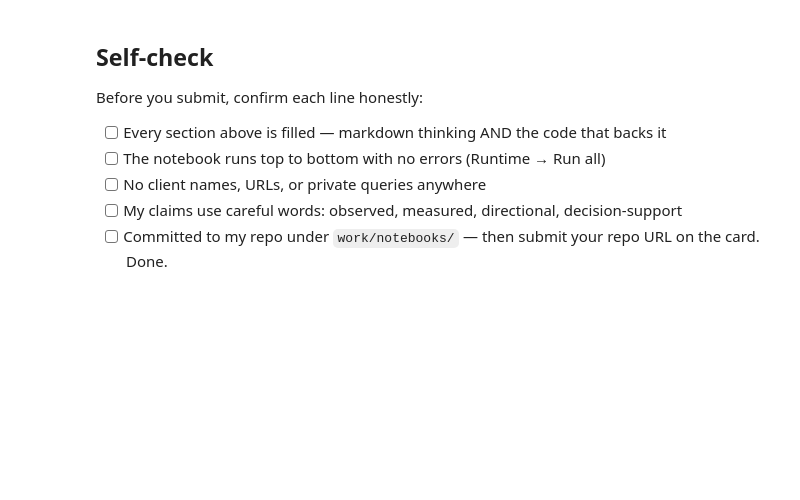
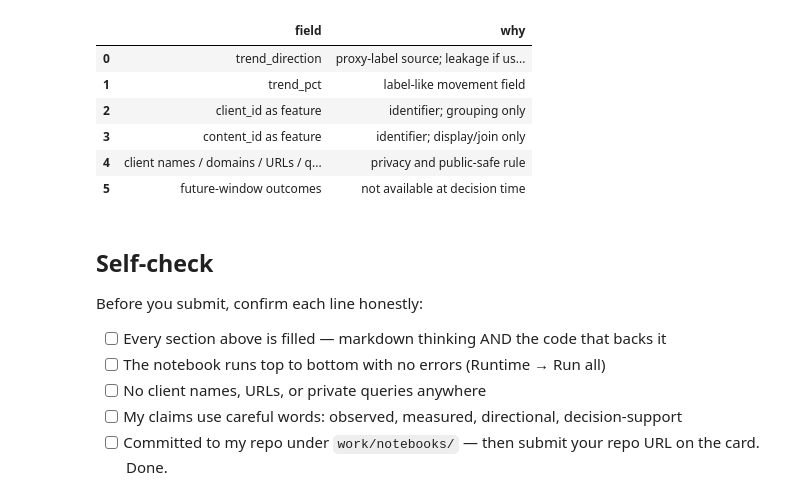
Before and after one commit to Fatima-05/FlyRank-ML, a Jupyter notebook: work/notebooks/w03_feature_leakage_check.ipynb, the cells around one changed output. Cells and saved outputs as stored; diff of their text form; code cells hidden in the pictures; blank space fills up the shorter version.

```diff
--- a/work/notebooks/w03_feature_leakage_check.ipynb
+++ b/work/notebooks/w03_feature_leakage_check.ipynb
@@ -39,3 +153,31 @@ This skeleton is yours to fill. Work the sections **in order** — each one has
+# %%
+excluded = pd.DataFrame({
+    "field": [
+        "trend_direction",
+        "trend_pct",
+        "client_id as feature",
+        "content_id as feature",
+        "client names / domains / URLs / queries",
+        "future-window outcomes",
+    ],
+    "why": [
+        "proxy-label source; leakage if used as feature",
+        "label-like movement field",
+        "identifier; grouping only",
+        "identifier; display/join only",
+        "privacy and public-safe rule",
+        "not available at decision time",
+    ],
+})
+excluded
+# %% [output]
+|  | field | why |
+| 0 | trend_direction | proxy-label source; leakage if us... |
+| 1 | trend_pct | label-like movement field |
+| 2 | client_id as feature | identifier; grouping only |
+| 3 | content_id as feature | identifier; display/join only |
+| 4 | client names / domains / URLs / q... | privacy and public-safe rule |
+| 5 | future-window outcomes | not available at decision time |
 # %% [markdown]
 ## Self-check
 
```
Also changed, not shown: parts of 14 cells of this notebook.
